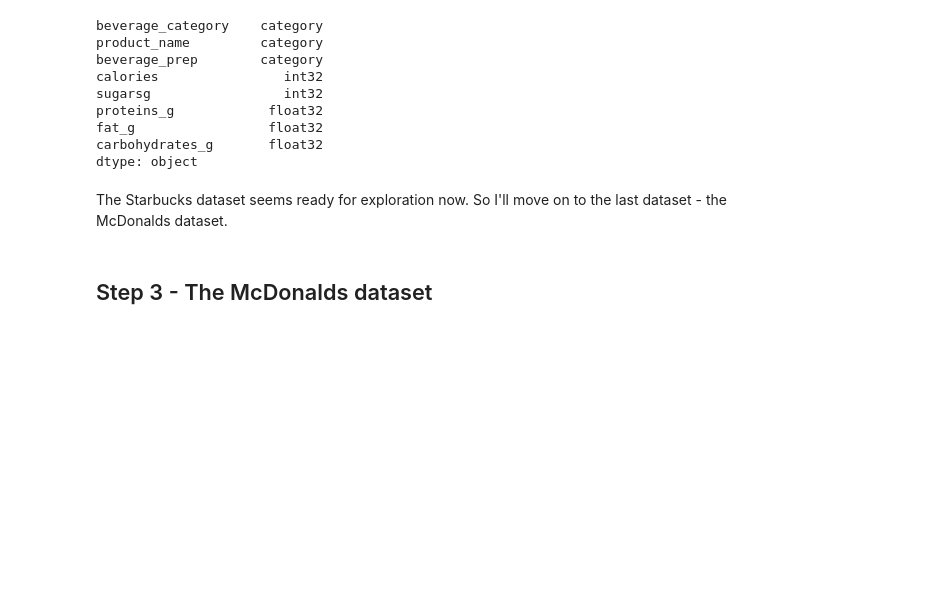
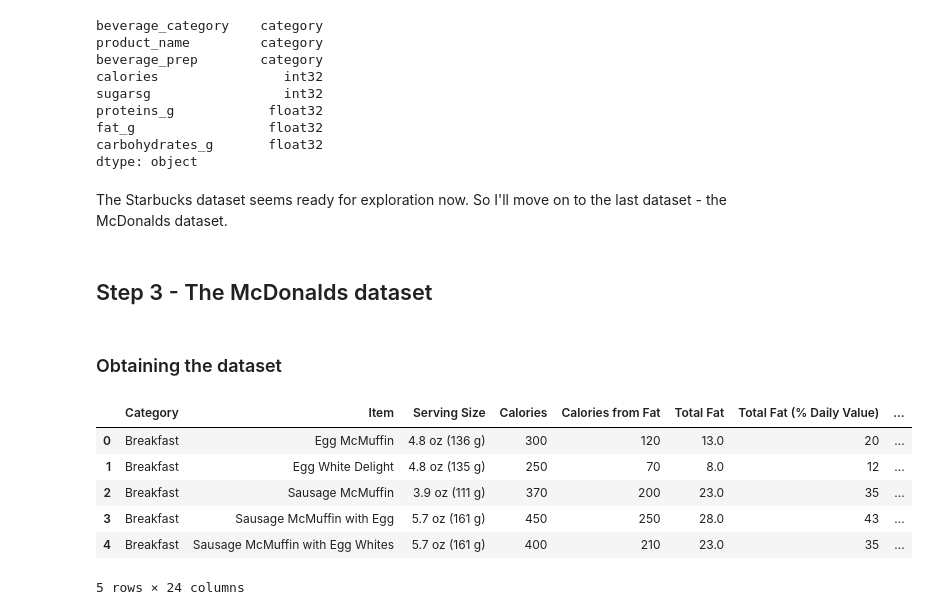
Before and after one commit to td041/e2eML, a Jupyter notebook: src/notebooks/cleaning.ipynb, the cells around one changed output. Saved outputs shown, nothing was run; the diff lists cells and outputs as text; code cells hidden in the pictures; blank space fills up the shorter version.

Commit message:
done cleaning datasets and uploading to minio

```diff
--- a/src/notebooks/eda.ipynb
+++ b/src/notebooks/cleaning.ipynb
@@ -477,3 +494,33 @@ dtype: object
 The Starbucks dataset seems ready for exploration now. So I'll move on to the last dataset - the McDonalds dataset.
 # %% [markdown]
 ## Step 3 - The McDonalds dataset
+# %% [markdown]
+### Obtaining the dataset
+# %%
+dtypes = {
+    "Category": "category",
+    "Item": "category",
+    "Calories": "int32",
+    "Total Fat": "float32",
+    "Carbohydrates": "float32",
+    "Sugars": "int32",
+    "Protein": "float32",
+}
+
+object_key = f"{os.getenv('RAW_PATH')}/mcdonalds/menu.csv"
+
+object = minio_client.get_object(
+    bucket_name=bucket,
+    object_name=object_key
+)
+
+mcdonalds_data = pd.read_csv(object, dtype=dtypes, sep=',')
+mcdonalds_data.head()
+# %% [output]
+|  | Category | Item | Serving Size | Calories | Calories from Fat | Total Fat | Total Fat (% Daily Value) | ... |
+| 0 | Breakfast | Egg McMuffin | 4.8 oz (136 g) | 300 | 120 | 13.0 | 20 | ... |
+| 1 | Breakfast | Egg White Delight | 4.8 oz (135 g) | 250 | 70 | 8.0 | 12 | ... |
+| 2 | Breakfast | Sausage McMuffin | 3.9 oz (111 g) | 370 | 200 | 23.0 | 35 | ... |
+| 3 | Breakfast | Sausage McMuffin with Egg | 5.7 oz (161 g) | 450 | 250 | 28.0 | 43 | ... |
+| 4 | Breakfast | Sausage McMuffin with Egg Whites | 5.7 oz (161 g) | 400 | 210 | 23.0 | 35 | ... |
+5 rows × 24 columns
```
Also changed, not shown: parts of 10 cells of this notebook, 3 other files.
